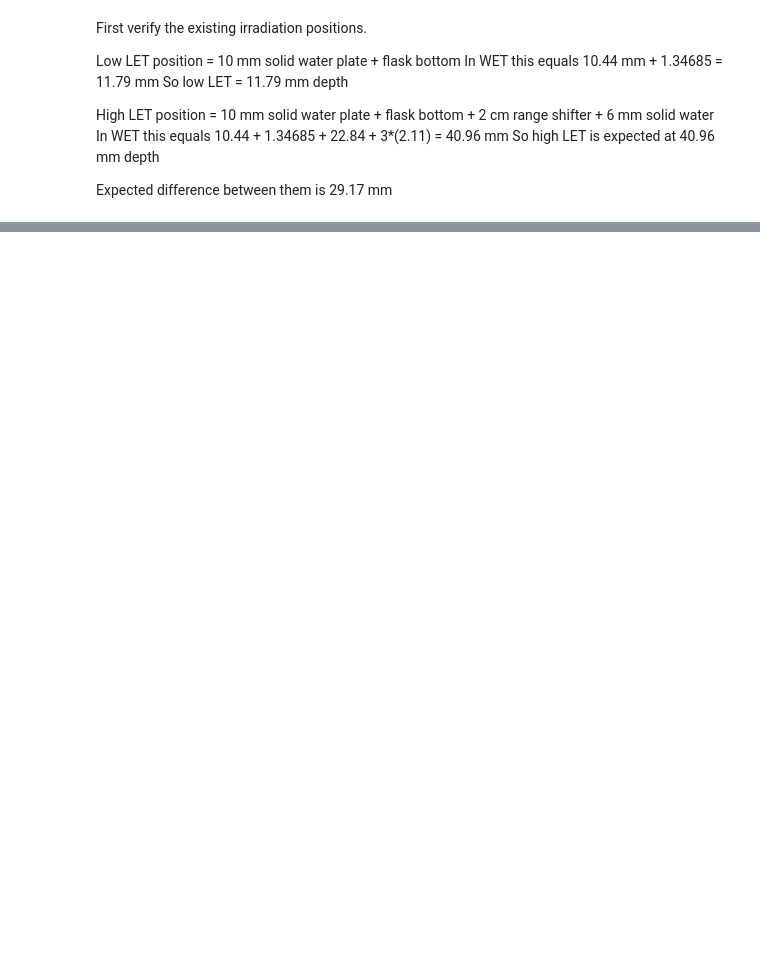
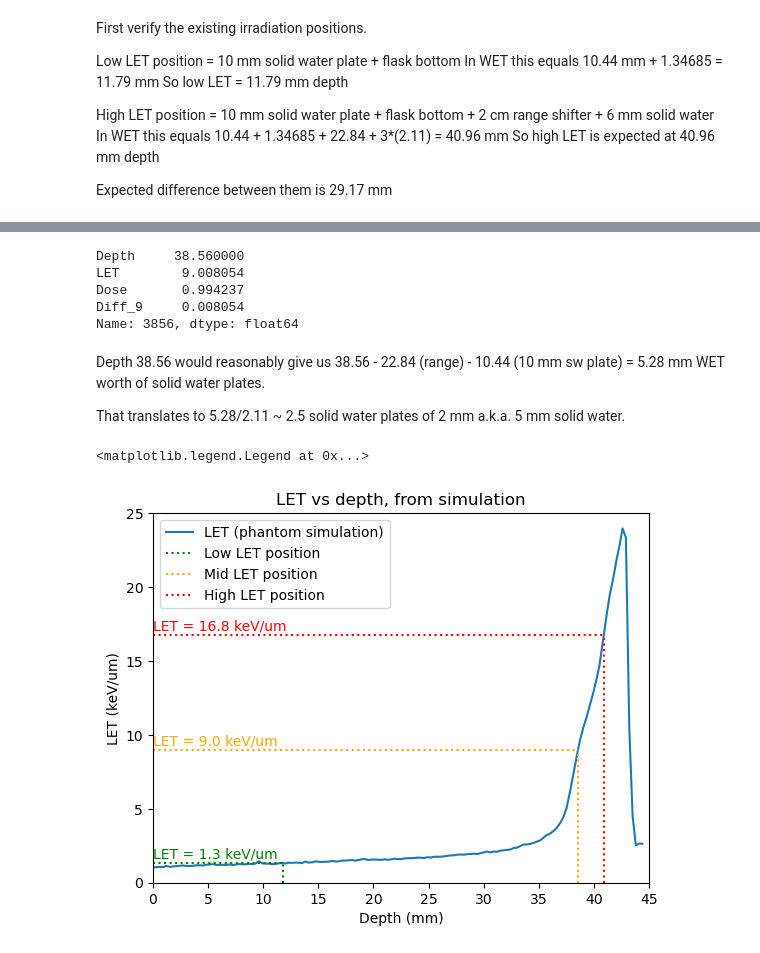
Before and after one commit to BrittHaanen15/Thesis_project, a Jupyter notebook: Python codes/Finding mid LET.ipynb, the cells around one changed output, grey strips where cells are left out. Saved outputs shown, nothing was run; the diff lists cells and outputs as text; code cells hidden in the pictures; blank space fills up the shorter version.

```diff
--- a/Python codes/Finding mid LET.ipynb
+++ b/Python codes/Finding mid LET.ipynb
@@ -250,0 +234,48 @@ From dosimetry we would expect 1.91/1.99 = 0.96
+# %%
+#Calculate difference with 9 keV/um
+LET_interp['Diff_9'] = np.zeros(len(LET_interp))
+
+for i in LET_interp.index:
+    LET_interp.loc[i, 'Diff_9'] = abs(9 - LET_interp.loc[i, 'LET'])
+
+mid_LET_position = LET_interp.iloc[np.argmin(np.array(LET_interp['Diff_9']))]
+
+print(mid_LET_position)
+# %% [output]
+Depth     38.560000
+LET        9.008054
+Dose       0.994237
+Diff_9     0.008054
+Name: 3856, dtype: float64
+# %% [markdown]
+Depth 38.56 would reasonably give us 38.56 - 22.84 (range) - 10.44 (10 mm sw plate) = 5.28 mm WET worth of solid water plates.
+
+That translates to 5.28/2.11 ~ 2.5 solid water plates of 2 mm a.k.a. 5 mm solid water.
+# %%
+#Plotting the found positions on the LET curve
+plt.plot(LET_interp['Depth'], LET_interp['LET'], label='LET (phantom simulation)')
+plt.title('LET vs depth, from simulation')
+plt.xlabel('Depth (mm)')
+plt.ylabel('LET (keV/um)')
+plt.xlim([0, 45])
+plt.ylim([0, 25])
+
+#low position
+plt.hlines(low_LET_position['LET'], 0, low_LET_position['Depth'], colors='green', linestyles='dotted', label='Low LET position')
+plt.vlines(low_LET_position['Depth'], 0, low_LET_position['LET'], colors='green', linestyles='dotted')
+plt.text(0, low_LET_position['LET'] + 0.3, f'LET = {round(low_LET_position['LET'],1)} keV/um', fontsize=10, color='green')
+
+#mid position
+plt.hlines(mid_LET_position['LET'], 0, mid_LET_position['Depth'], colors='orange', linestyles='dotted', label='Mid LET position')
+plt.vlines(mid_LET_position['Depth'], 0, mid_LET_position['LET'], colors='orange', linestyles='dotted')
+plt.text(0, mid_LET_position['LET'] + 0.3, f'LET = {round(mid_LET_position['LET'],1)} keV/um', fontsize=10, color='orange')
+
+#high position
+plt.hlines(high_LET_position['LET'], 0, high_LET_position['Depth'], colors='red', linestyles='dotted', label='High LET position')
+plt.vlines(high_LET_position['Depth'], 0, high_LET_position['LET'], colors='red', linestyles='dotted')
+plt.text(0, high_LET_position['LET'] + 0.3, f'LET = {round(high_LET_position['LET'],1)} keV/um', fontsize=10, color='red')
+
+plt.legend()
+# %% [output]
+<matplotlib.legend.Legend at 0x...>
+[figure, added]
```
Also changed, not shown: parts of 14 cells of this notebook, 7 other files.
